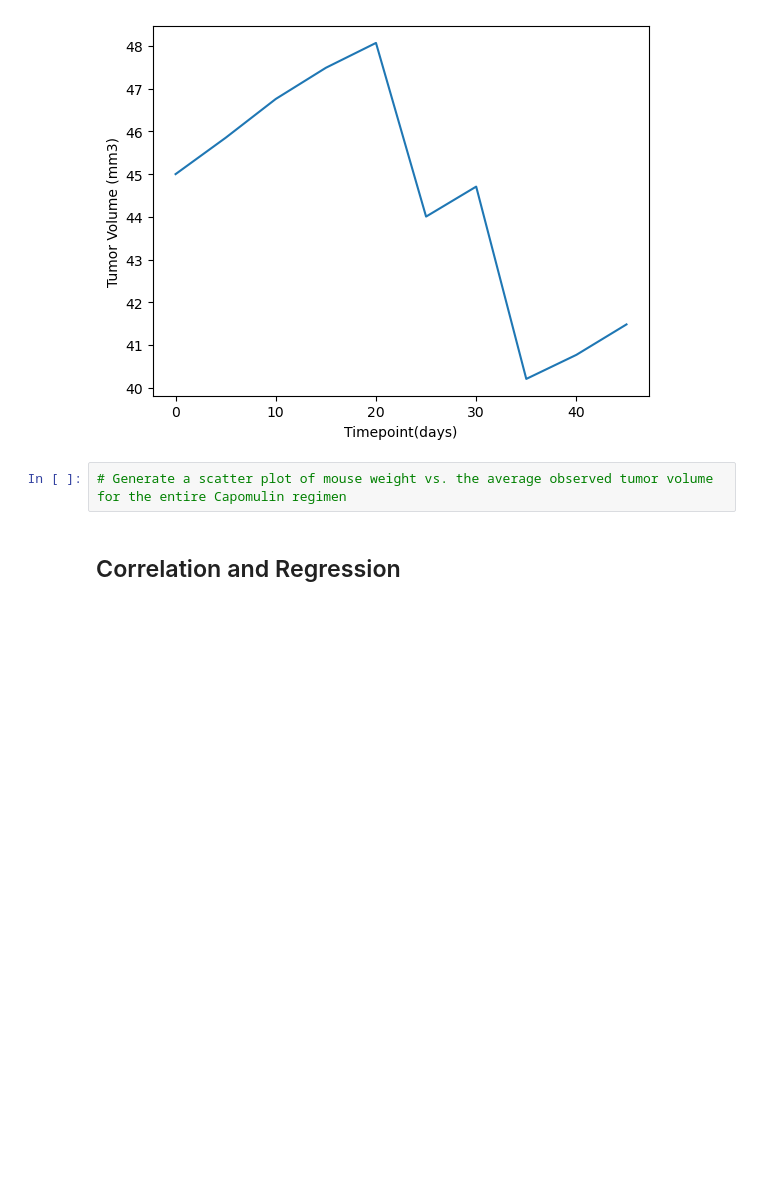
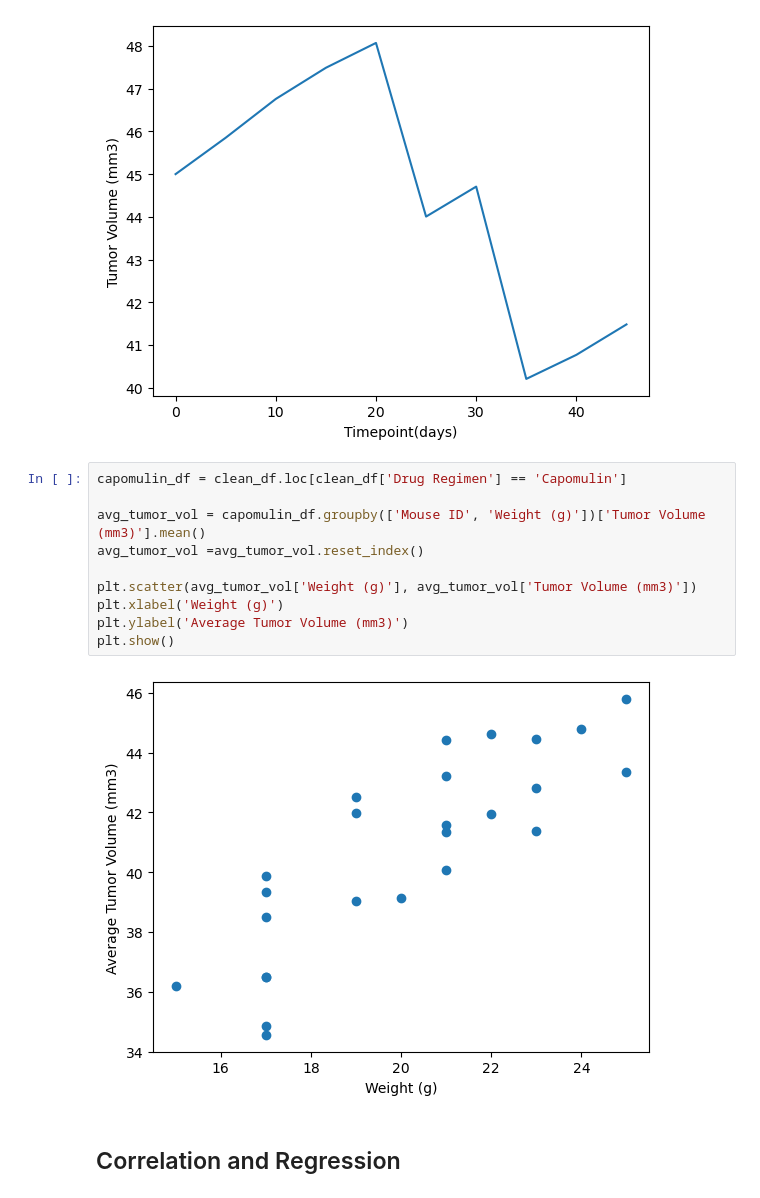
Before and after one commit to Starkilled1/Pymaceuticals-Challenge, a Jupyter notebook: pymaceuticals_starter copy.ipynb, the cells around one changed output. Cells and saved outputs as stored; diff of their text form; blank space fills up the shorter version.

Commit message:
Added scatter plot

```diff
--- a/pymaceuticals_starter copy.ipynb
+++ b/pymaceuticals_starter copy.ipynb
@@ -235,8 +235,18 @@ plt.ylabel('Tumor Volume (mm3)')
 plt.show()
 # %% [output]
 [figure]
-# %%
-# Generate a scatter plot of mouse weight vs. the average observed tumor volume for the entire Capomulin regimen
+# %%
+capomulin_df = clean_df.loc[clean_df['Drug Regimen'] == 'Capomulin']
+
+avg_tumor_vol = capomulin_df.groupby(['Mouse ID', 'Weight (g)'])['Tumor Volume (mm3)'].mean()
+avg_tumor_vol =avg_tumor_vol.reset_index()
+
+plt.scatter(avg_tumor_vol['Weight (g)'], avg_tumor_vol['Tumor Volume (mm3)'])
+plt.xlabel('Weight (g)')
+plt.ylabel('Average Tumor Volume (mm3)')
+plt.show()
+# %% [output]
+[figure, added]
 # %% [markdown]
 ## Correlation and Regression
 # %%
```
